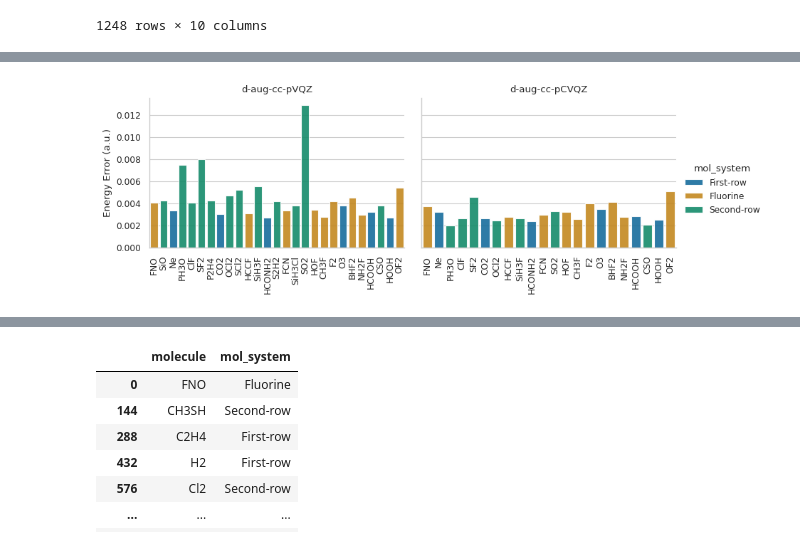
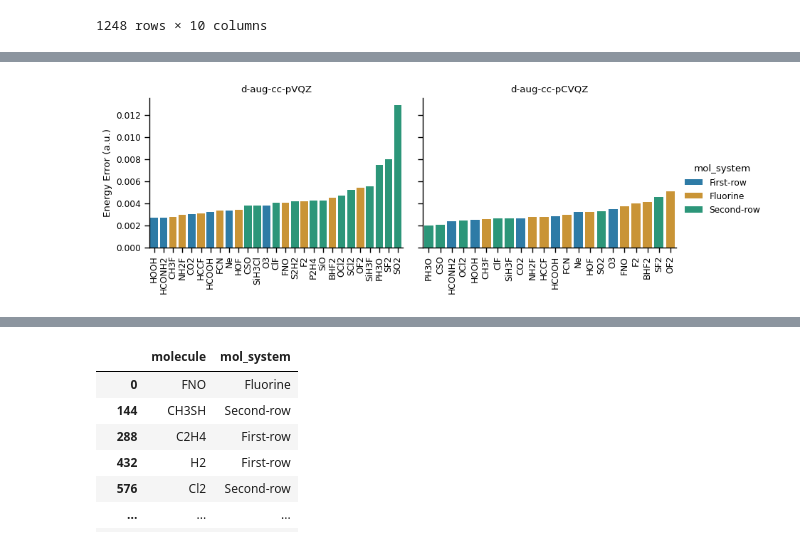
Before and after one commit to ahurta92/QuantumResponsePro, a Jupyter notebook: examples/PolarizabilityPaper/august_convergence.ipynb, the cells around one changed output, grey strips where cells are left out. Cells and saved outputs as stored; diff of their text form; code cells hidden in the pictures.

Commit message:
Clean Up the notebooks which create plots and tables for the paper

```diff
--- a/examples/PolarizabilityPaper/august_convergence.ipynb
+++ b/examples/PolarizabilityPaper/august_convergence.ipynb
@@ -1,6 +1,4 @@
 # %%
-
-
 from ConvergenceAnalysis import *
 from DataAnalysisClass import *
 
@@ -9,3 +7,9 @@ single_polarized = ['aug-cc-pCVDZ', 'aug-cc-pCVTZ', 'aug-cc-pCVQZ']
 double = ['d-aug-cc-pVDZ', 'd-aug-cc-pVTZ', 'd-aug-cc-pVQZ', 'd-aug-cc-pV5Z', 'd-aug-cc-pV6Z']
 double_polarized = ['d-aug-cc-pCVDZ', 'd-aug-cc-pCVTZ', 'd-aug-cc-pCVQZ']
 all_basis_sets = single + single_polarized + double + double_polarized
+pal2 = sns.color_palette("coolwarm_r", 4).as_hex()
+p2 = [pal2[1], pal2[0], pal2[2], pal2[3]]
+pal = sns.color_palette(p2)
+
+p1 = [pal2[1], pal2[2], pal2[0], pal2[3]]
+simple_pal= sns.color_palette(p1)
@@ -109,24 +78,0 @@ august_database.iso_data
-# %%
-# isolate the basis set data not MRA
-basis_data = polar_data.query('basis!="MRA"').copy()
-# set index to molecule and omega
-
-# create a column of MRA alpha data for each molecule omega pair
-basis_data = basis_data.set_index(['molecule', 'omega'])
-basis_data['alphaMRA'] = polar_data.query('basis=="MRA"').set_index(['molecule', 'omega'])[
-    'alpha']
-# do the same for gamma
-basis_data['gammaMRA'] = polar_data.query('basis=="MRA"').set_index(['molecule', 'omega'])[
-    'gamma']
-# reset index
-basis_data = basis_data.reset_index()
-# create a column of percent error in alpha
-basis_data['alphaE'] = ((basis_data['alpha'] - basis_data['alphaMRA']) / basis_data['alpha'
-                                                                                    'MRA'
-                                                                                    ''] * 100)
-# do the same for gamma
-basis_data['gammaE'] = ((basis_data['gamma'] - basis_data['gammaMRA']) / basis_data['gamma'
-                                                                                    'MRA'
-                                                                                    ''] * 100)
-
-basis_data = make_detailed_df(basis_data)
@@ -605,6 +549,7 @@ with sns.plotting_context('paper', font_scale=1.25, ):
     g = sns.relplot(col='molecule',
                     x='valence', y='alphaE', style='ij', hue='Type', kind='line',
                     data=p_data,
+                    palette=simple_pal,
                     markers=True,
                     col_wrap=3,
                     height=4, aspect=1, facet_kws=facet_kw, ms=15, alpha=.7)
@@ -708,36 +653,36 @@ e_outliers = (basis_e_data.query("molecule.isin(@e_outliers) & valence=='Q' & "
                                  "augmentation=='d-aug'")
               )
 # remove any values less with abs less than 0.02
-e_outliers = e_outliers.query('eE.abs()>.002')
+e_outliers = e_outliers.query('eE.abs()>.002').sort_values('eE', ascending=True)
 
 with sns.plotting_context('paper', font_scale=1.00):
     #g = sns.FacetGrid(data=e_outliers, col='polarization', hue='mol_system', sharey=True,
     #                  sharex=False, aspect=2.0, height
     #                  =10, col_order=['V', 'CV'])
     #g.map(sns.barplot, 'molecule', 'eE', 'basis',  alpha=.9)
     ## adjust title to read d-aug-cc-pVQZ
     # color the bars based on molecules mol_system typeo
     g = sns.catplot(x='molecule', y='eE',
                     hue='mol_system',
                     col='polarization', col_order=['V', 'CV'],
                     data=e_outliers, dodge=False,
                     alpha=.9, palette='colorblind', fill=True, height=3, aspect=1.4, kind='bar',
                     sharex=False
                     )
     g.set_titles('d-aug-cc-p{col_name}QZ')
     g.set_xlabels('')
     g.set_ylabels('Energy Error (a.u.)')
     # rotate the xticks
     for ax in g.axes.flat:
         for label in ax.get_xticklabels():
             label.set_rotation(90)
             label.set_horizontalalignment('center')
     # remove legend title
     # create a new legend in 3 column format outside the plot
     # using only a single legend only using the second axis
     g.fig.savefig(paper_path.joinpath('energy_error_outliers.png'), dpi=600, bbox_inches='tight')
 # %% [output]
-[figure, old version]
+[figure, new version]
 # %%
 
 basis_data['absolute_alphaE'] = basis_data.alphaE.abs()
```
Also changed, not shown: parts of 35 cells of this notebook, 3 other files.
